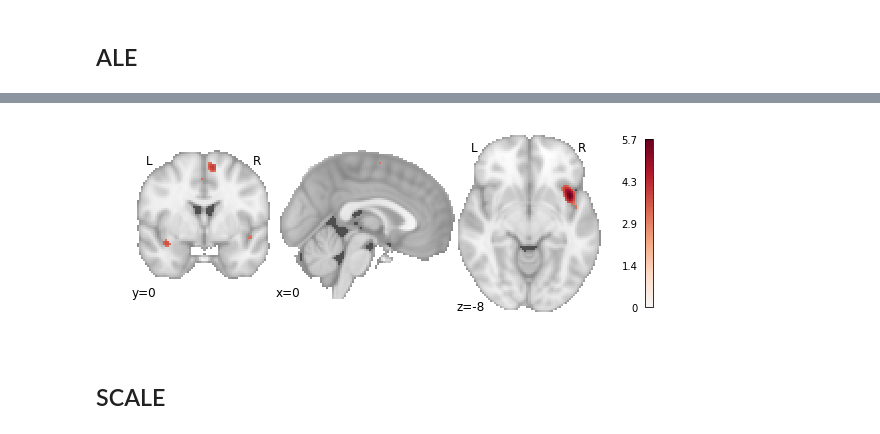
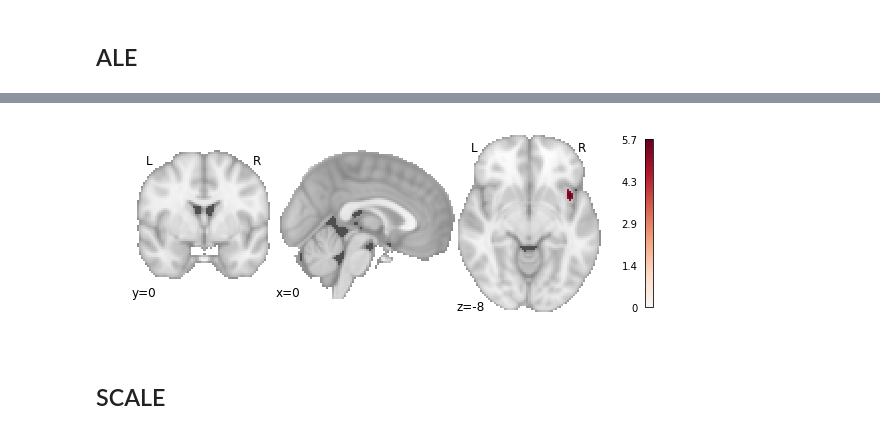
Before and after one commit to neurostuff/NiMARE, a Jupyter notebook: examples/nidm_pain_meta-analyses.ipynb, the cells around one changed output, grey strips where cells are left out. Cells and saved outputs as stored; diff of their text form; code cells hidden in the pictures.

```diff
--- a/examples/nidm_pain_meta-analyses.ipynb
+++ b/examples/nidm_pain_meta-analyses.ipynb
@@ -223,8 +269,9 @@ plot_stat_map(mkda3.results.images['pAgF_z_FWE_05'], cut_coords=[0, 0, -8],
 # %% [markdown]
 ## ALE
 # %%
+%%time
 ale = nimare.meta.cbma.ALE(dset, ids=dset.ids)
 ale.fit(n_iters=10)
-plot_stat_map(ale.results.images['vthresh'], cut_coords=[0, 0, -8],
+plot_stat_map(ale.results.images['vfwe'], cut_coords=[0, 0, -8],
               draw_cross=False, cmap='RdBu_r')
 # %% [output]
@@ -232,4 +280,4 @@ plot_stat_map(ale.results.images['vthresh'], cut_coords=[0, 0, -8],
-[figure, old version]
+[figure, new version]
 # %% [markdown]
 ## SCALE
 # %%
```
Also changed, not shown: parts of 19 cells of this notebook, 7 other files.
